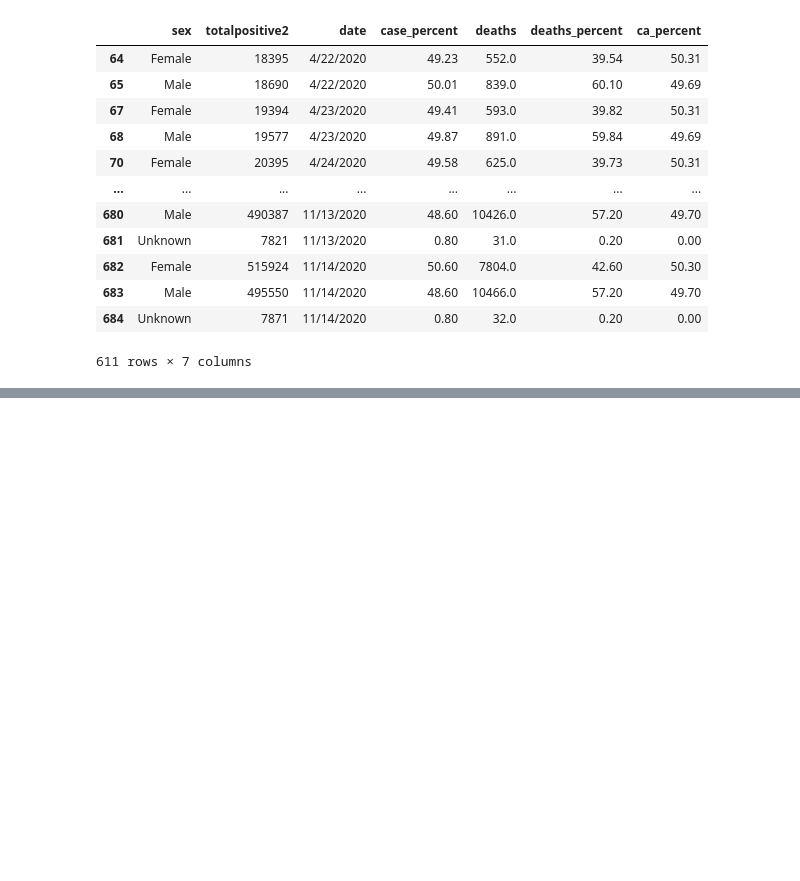
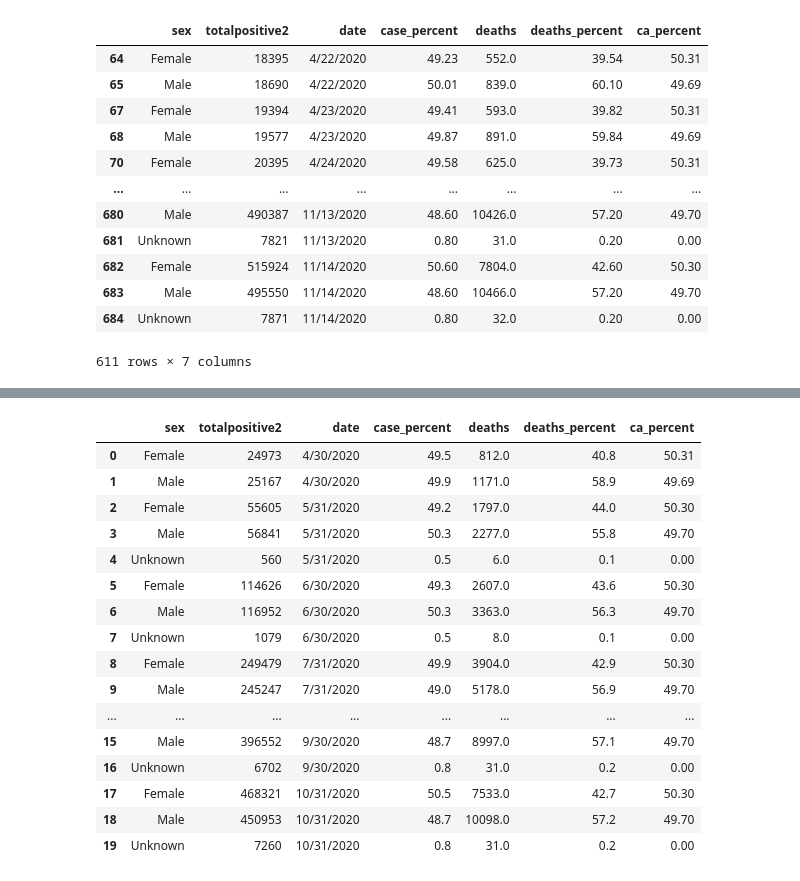
Before and after one commit to rteves0914/COVID_analysis, a Jupyter notebook: data.ipynb, the cells around one changed output, grey strips where cells are left out. Saved outputs shown, nothing was run; the diff lists cells and outputs as text; code cells hidden in the pictures; blank space fills up the shorter version.

Commit message:
added for loop to pull last date of each month

```diff
--- a/data.ipynb
+++ b/data.ipynb
@@ -269,0 +281,27 @@ clean_sex_df
+# %%
+Last_date_of_the_month=["4/30/2020", "5/31/2020", "6/30/2020", "7/31/2020", "8/31/2020", "9/30/2020", "10/31/2020"]
+Gender_date_empty_df = pd.DataFrame(columns=['sex', 'totalpositive2', 'date','case_percent', 'deaths', 'deaths_percent', 'ca_percent'])
+for x in Last_date_of_the_month:
+  Date_gender_df=clean_sex_df.loc[clean_sex_df["date"] == x]
+  Gender_date_empty_df=Gender_date_empty_df.append(Date_gender_df, ignore_index=True)
+  #print(Gender_date_empty_df)
+#Gender_date_empty_df
+Gender_date_empty_df
+# %% [output]
+|  | sex | totalpositive2 | date | case_percent | deaths | deaths_percent | ca_percent |
+| 0 | Female | 24973 | 4/30/2020 | 49.5 | 812.0 | 40.8 | 50.31 |
+| 1 | Male | 25167 | 4/30/2020 | 49.9 | 1171.0 | 58.9 | 49.69 |
+| 2 | Female | 55605 | 5/31/2020 | 49.2 | 1797.0 | 44.0 | 50.30 |
+| 3 | Male | 56841 | 5/31/2020 | 50.3 | 2277.0 | 55.8 | 49.70 |
+| 4 | Unknown | 560 | 5/31/2020 | 0.5 | 6.0 | 0.1 | 0.00 |
+| 5 | Female | 114626 | 6/30/2020 | 49.3 | 2607.0 | 43.6 | 50.30 |
+| 6 | Male | 116952 | 6/30/2020 | 50.3 | 3363.0 | 56.3 | 49.70 |
+| 7 | Unknown | 1079 | 6/30/2020 | 0.5 | 8.0 | 0.1 | 0.00 |
+| 8 | Female | 249479 | 7/31/2020 | 49.9 | 3904.0 | 42.9 | 50.30 |
+| 9 | Male | 245247 | 7/31/2020 | 49.0 | 5178.0 | 56.9 | 49.70 |
+| ... | ... | ... | ... | ... | ... | ... | ... |
+| 15 | Male | 396552 | 9/30/2020 | 48.7 | 8997.0 | 57.1 | 49.70 |
+| 16 | Unknown | 6702 | 9/30/2020 | 0.8 | 31.0 | 0.2 | 0.00 |
+| 17 | Female | 468321 | 10/31/2020 | 50.5 | 7533.0 | 42.7 | 50.30 |
+| 18 | Male | 450953 | 10/31/2020 | 48.7 | 10098.0 | 57.2 | 49.70 |
+| 19 | Unknown | 7260 | 10/31/2020 | 0.8 | 31.0 | 0.2 | 0.00 |
```
Also changed, not shown: parts of 7 cells of this notebook.
